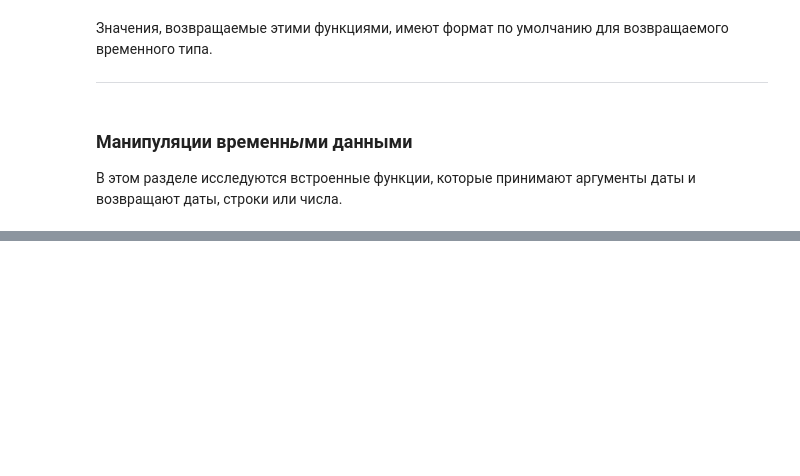
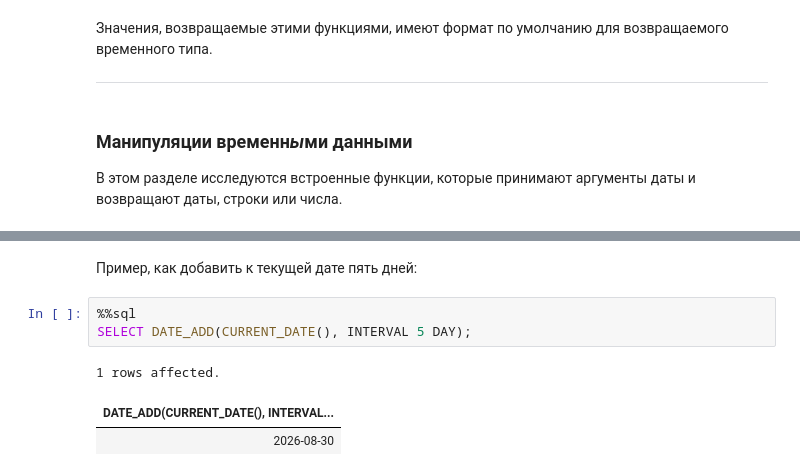
Before and after one commit to magus1968/learning-sql, a Jupyter notebook: docs/chapters/ch07.ipynb, the cells around one changed output, grey strips where cells are left out. Saved outputs shown, nothing was run; the diff lists cells and outputs as text; blank space fills up the shorter version.

```diff
--- a/docs/chapters/ch07.ipynb
+++ b/docs/chapters/ch07.ipynb
@@ -1231,0 +1242,9 @@ SELECT CURRENT_DATE(), CURRENT_TIME(), CURRENT_TIMESTAMP();
+# %% [markdown]
+Пример, как добавить к текущей дате пять дней:
+# %%
+%%sql
+SELECT DATE_ADD(CURRENT_DATE(), INTERVAL 5 DAY);
+# %% [output]
+1 rows affected.
+| DATE_ADD(CURRENT_DATE(), INTERVAL... |
+| 2026-08-30 |
```
Also changed, not shown: parts of 14 cells of this notebook, 1 other file.
